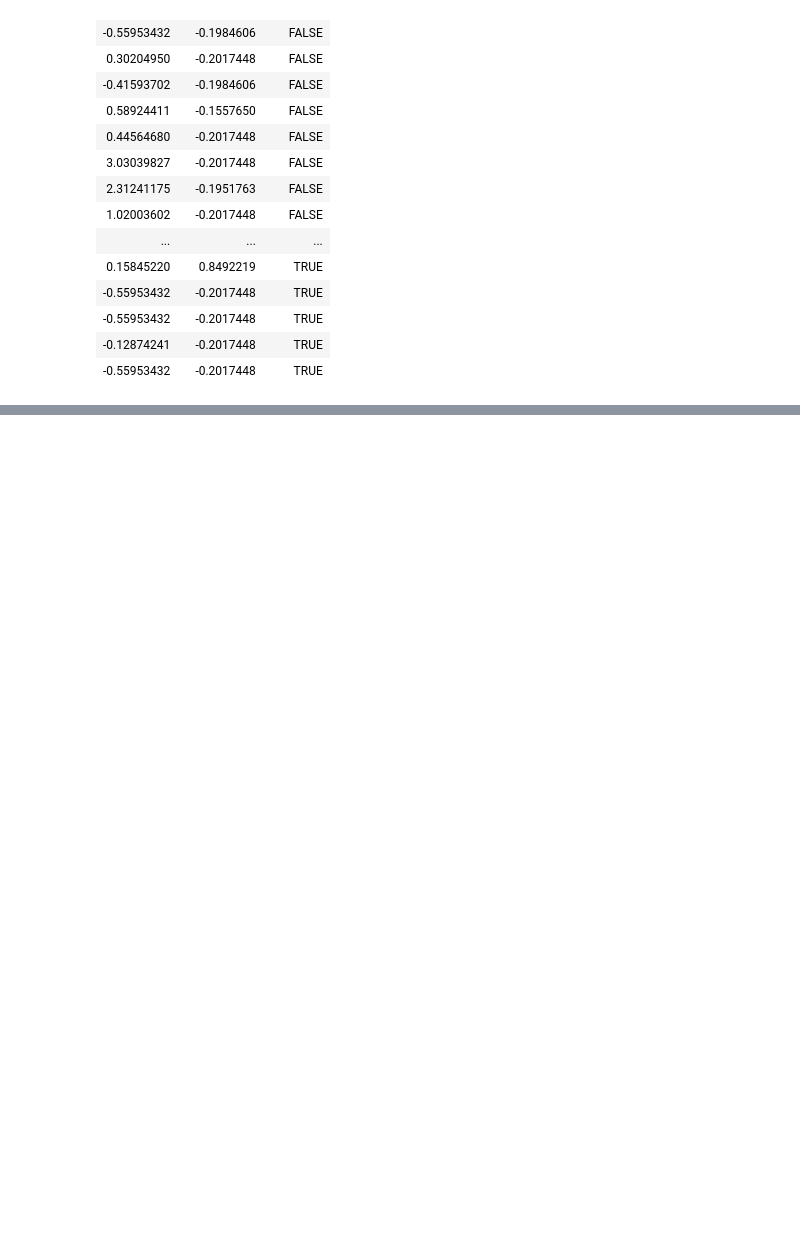
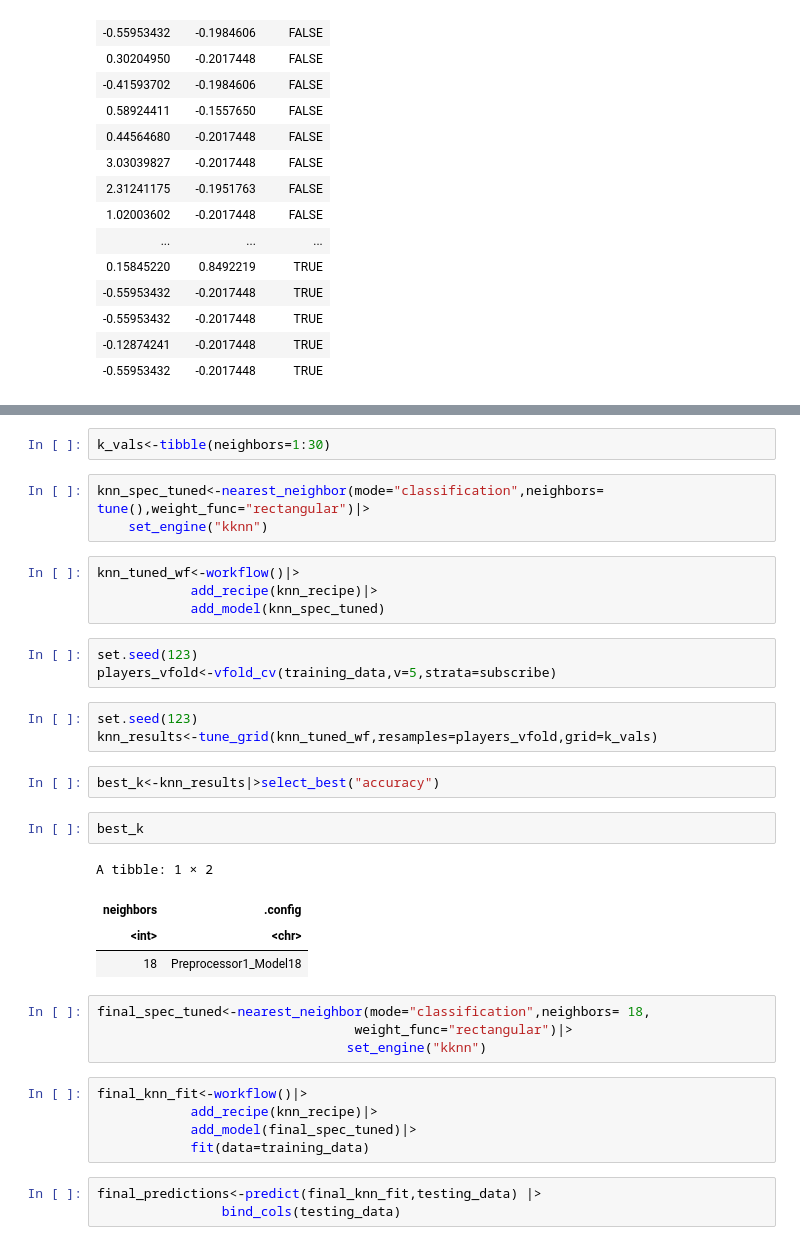
Before and after one commit to saisriman2004/DSCI_V-100-Group-Project, a Jupyter notebook: ProjectFinalReport.ipynb, the cells around one changed output, grey strips where cells are left out. Cells and saved outputs as stored; diff of their text form; blank space fills up the shorter version.

```diff
--- a/ProjectFinalReport.ipynb
+++ b/ProjectFinalReport.ipynb
@@ -339,0 +359,36 @@ Best k: 5
+# %%
+k_vals<-tibble(neighbors=1:30)
+# %%
+knn_spec_tuned<-nearest_neighbor(mode="classification",neighbors= tune(),weight_func="rectangular")|>
+    set_engine("kknn")
+# %%
+knn_tuned_wf<-workflow()|>
+            add_recipe(knn_recipe)|>
+            add_model(knn_spec_tuned)
+# %%
+set.seed(123)
+players_vfold<-vfold_cv(training_data,v=5,strata=subscribe)
+# %%
+set.seed(123)
+knn_results<-tune_grid(knn_tuned_wf,resamples=players_vfold,grid=k_vals)
+# %%
+best_k<-knn_results|>select_best("accuracy")
+# %%
+best_k
+# %% [output]
+A tibble: 1 × 2
+| neighbors | .config |
+| <int> | <chr> |
+| 18 | Preprocessor1_Model18 |
+# %%
+final_spec_tuned<-nearest_neighbor(mode="classification",neighbors= 18,
+                                 weight_func="rectangular")|>
+                                set_engine("kknn")
+# %%
+final_knn_fit<-workflow()|>
+            add_recipe(knn_recipe)|>
+            add_model(final_spec_tuned)|>
+            fit(data=training_data)
+# %%
+final_predictions<-predict(final_knn_fit,testing_data) |>
+                bind_cols(testing_data)
```
Also changed, not shown: parts of 10 cells of this notebook.
